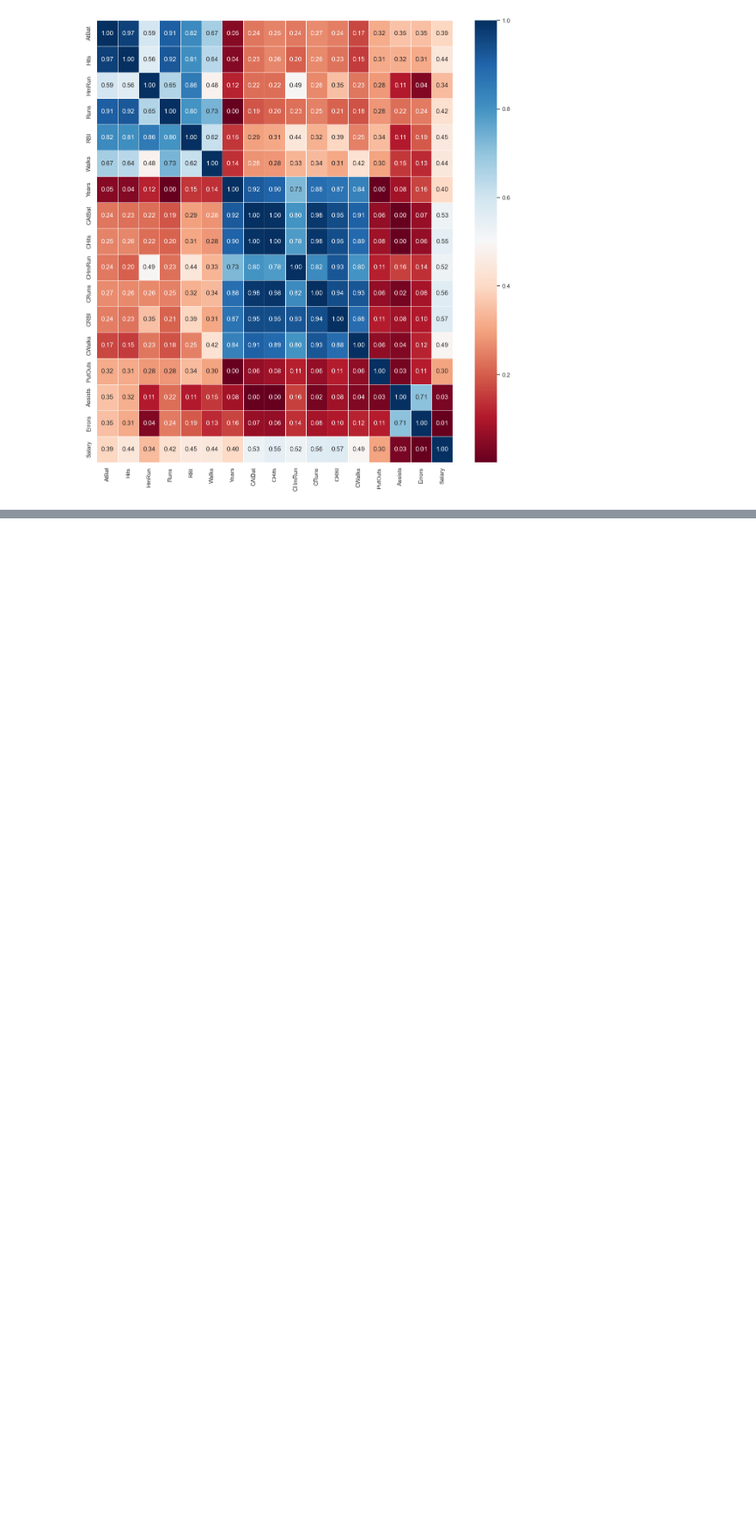
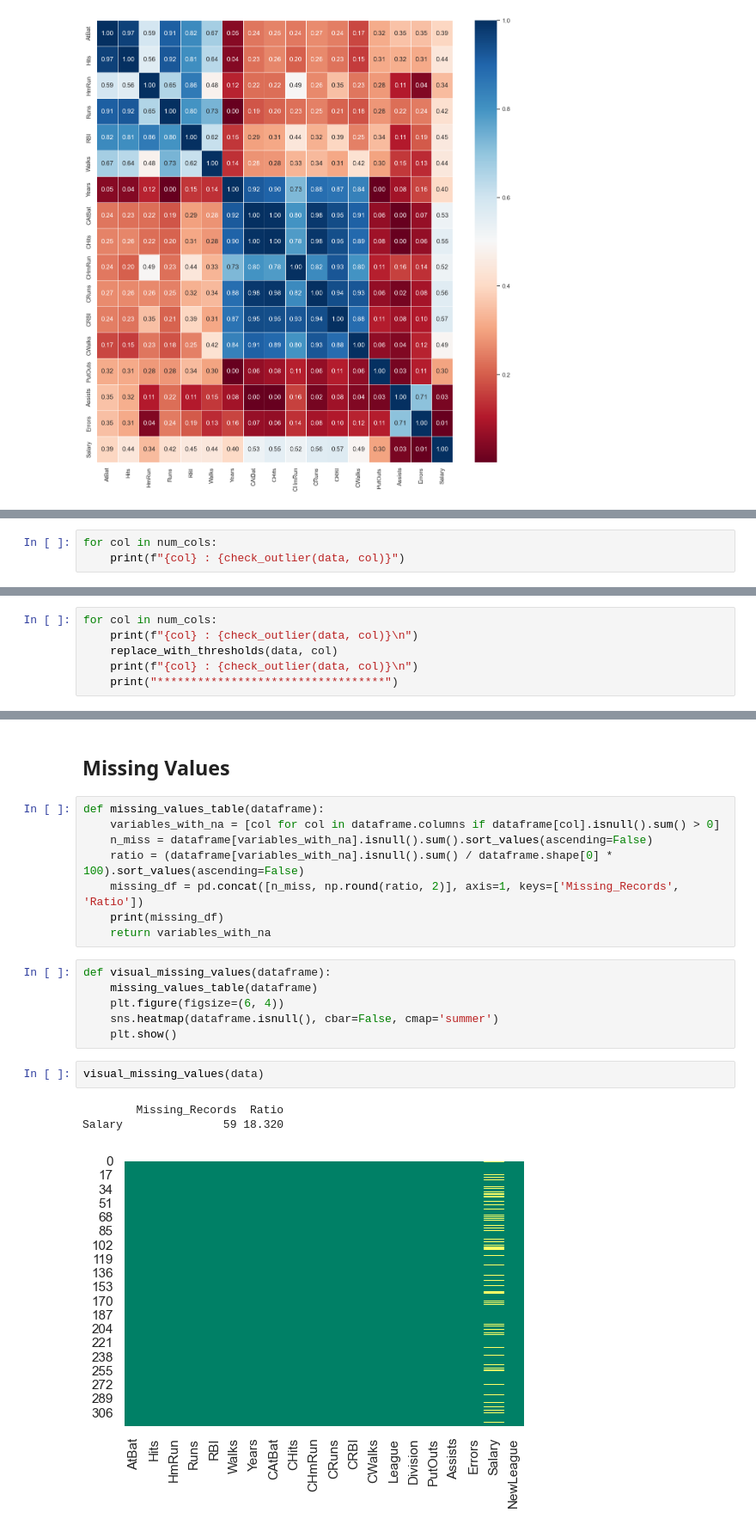
Before and after one commit to esmanuray/Machine-Learning-Begginer, a Jupyter notebook: notebooks/ML_Algorithms.ipynb, the cells around one changed output, grey strips where cells are left out. Shown: that part at 86% size. Saved outputs shown, nothing was run; the diff lists cells and outputs as text; blank space fills up the shorter version.

Commit message:
feat : insert outlier and missing analysis

```diff
--- a/notebooks/DataPreview.ipynb
+++ b/notebooks/ML_Algorithms.ipynb
@@ -302,0 +362,3 @@ drop_list=high_correlated_cols(data[num_cols], plot=True)
+# %%
+for col in num_cols:
+    print(f"{col} : {check_outlier(data, col)}")
@@ -302,0 +383,6 @@ drop_list=high_correlated_cols(data[num_cols], plot=True)
+# %%
+for col in num_cols:
+    print(f"{col} : {check_outlier(data, col)}\n")
+    replace_with_thresholds(data, col)
+    print(f"{col} : {check_outlier(data, col)}\n")
+    print("**********************************")
@@ -302,0 +407,22 @@ drop_list=high_correlated_cols(data[num_cols], plot=True)
+# %% [markdown]
+## Missing Values
+# %%
+def missing_values_table(dataframe):
+    variables_with_na = [col for col in dataframe.columns if dataframe[col].isnull().sum() > 0]
+    n_miss = dataframe[variables_with_na].isnull().sum().sort_values(ascending=False)
+    ratio = (dataframe[variables_with_na].isnull().sum() / dataframe.shape[0] * 100).sort_values(ascending=False)
+    missing_df = pd.concat([n_miss, np.round(ratio, 2)], axis=1, keys=['Missing_Records', 'Ratio'])
+    print(missing_df)
+    return variables_with_na
+# %%
+def visual_missing_values(dataframe):
+    missing_values_table(dataframe)
+    plt.figure(figsize=(6, 4))
+    sns.heatmap(dataframe.isnull(), cbar=False, cmap='summer')
+    plt.show()
+# %%
+visual_missing_values(data)
+# %% [output]
+        Missing_Records  Ratio
+Salary               59 18.320
+[figure, added]
```
Also changed, not shown: parts of 9 cells of this notebook.
